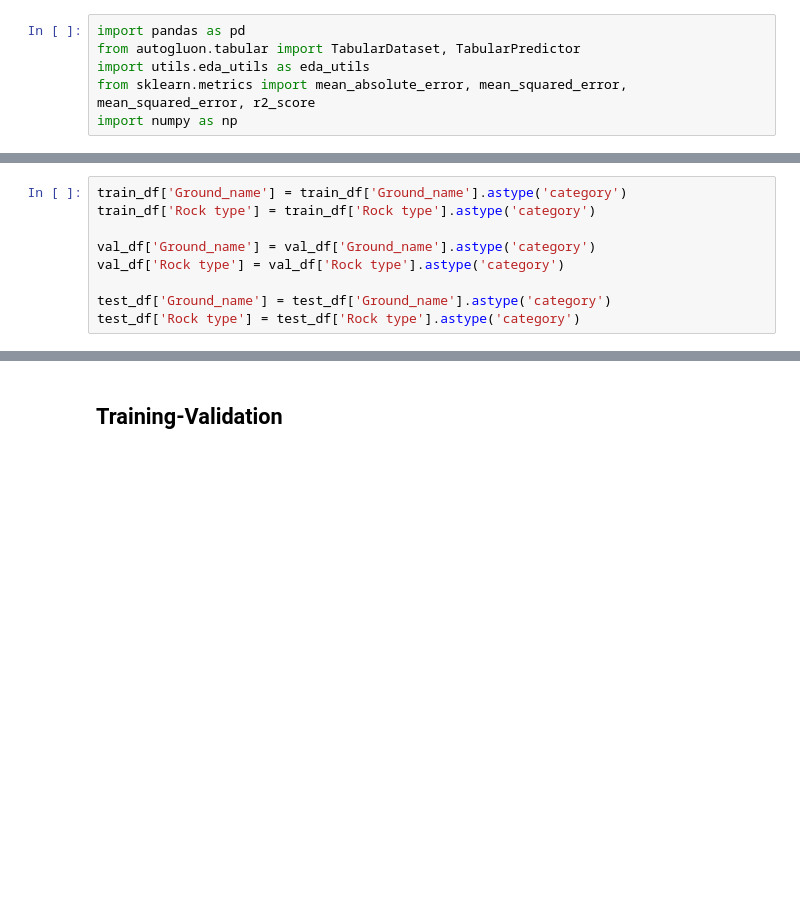
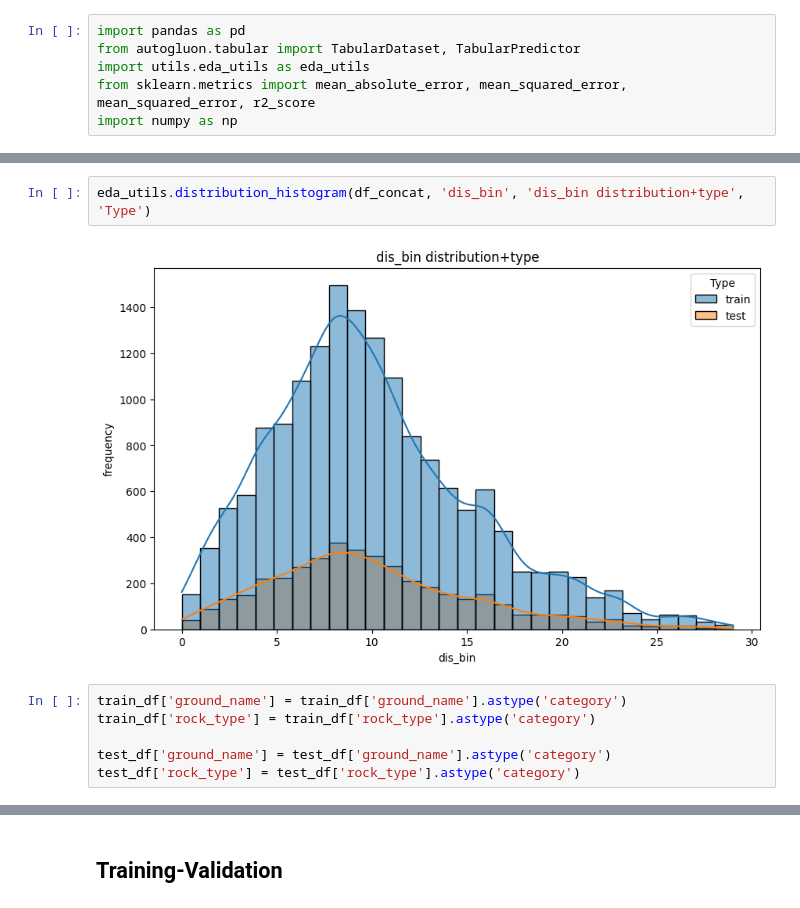
Before and after one commit to go0leum/rockhead_prediction, a Jupyter notebook: bedrock_head_prediction_automl.ipynb, the cells around one changed output, grey strips where cells are left out. Drawn from its saved outputs; the diff is of its cells as text; blank space fills up the shorter version.

```diff
--- a/bedrock_head_prediction_automl.ipynb
+++ b/bedrock_head_prediction_automl.ipynb
@@ -31,12 +46,13 @@ eda_utils.scatter_relation(df_concat, 'x', 'y', 1, 'x, y, type','Type')
+# %%
+eda_utils.distribution_histogram(df_concat, 'dis_bin', 'dis_bin distribution+type', 'Type')
+# %% [output]
+[figure, added]
 # %%
-train_df['Ground_name'] = train_df['Ground_name'].astype('category')
-train_df['Rock type'] = train_df['Rock type'].astype('category')
+train_df['ground_name'] = train_df['ground_name'].astype('category')
+train_df['rock_type'] = train_df['rock_type'].astype('category')
 
-val_df['Ground_name'] = val_df['Ground_name'].astype('category')
-val_df['Rock type'] = val_df['Rock type'].astype('category')
-
-test_df['Ground_name'] = test_df['Ground_name'].astype('category')
-test_df['Rock type'] = test_df['Rock type'].astype('category')
+test_df['ground_name'] = test_df['ground_name'].astype('category')
+test_df['rock_type'] = test_df['rock_type'].astype('category')
 # %%
 train_df.info()
 # %% [output]
```
Also changed, not shown: parts of 13 cells of this notebook.
